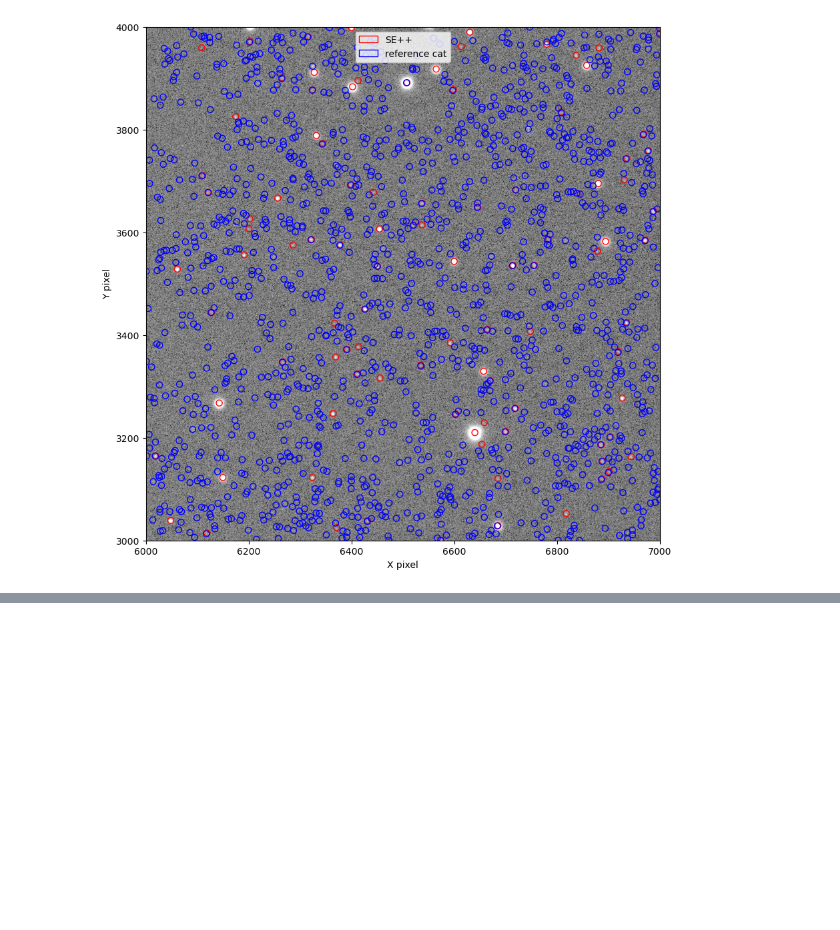
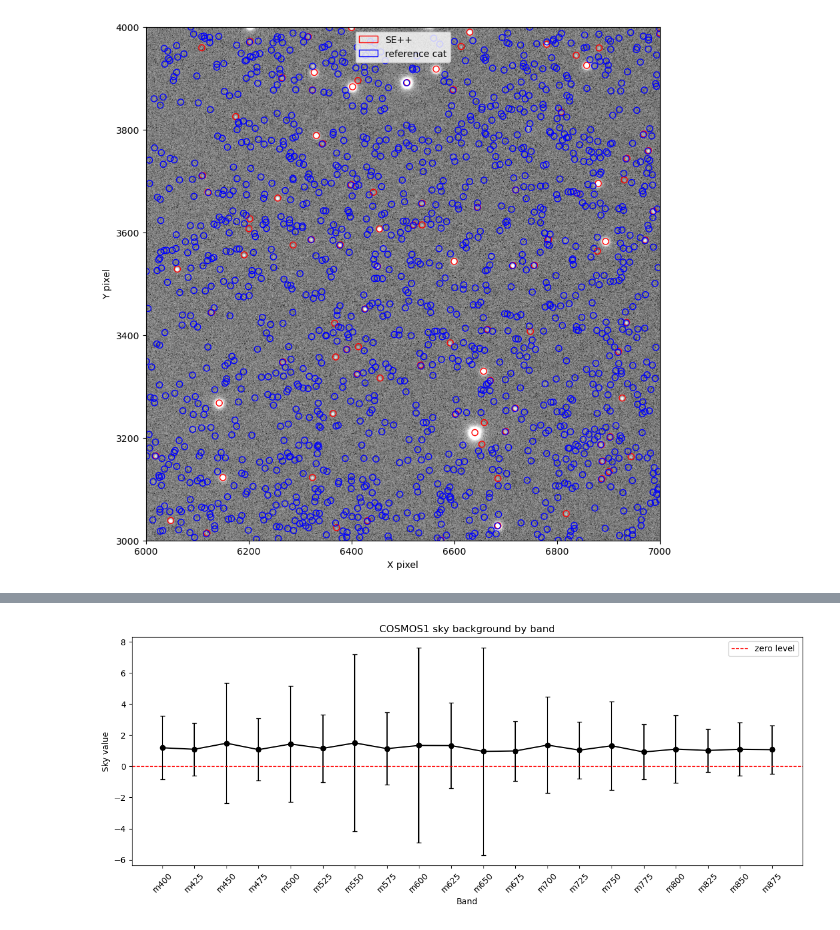
Before and after one commit to gxjudie/7DTonCOSMOS_photoz_validation, a Jupyter notebook: Notebooks/0_preReaserch.ipynb, the cells around one changed output, grey strips where cells are left out. Cells and saved outputs as stored; diff of their text form; code cells hidden in the pictures; blank space fills up the shorter version.

Commit message:
SEpp option modified, made informative plots

```diff
--- a/Notebooks/0_preReaserch.ipynb
+++ b/Notebooks/0_preReaserch.ipynb
@@ -587,0 +591,71 @@ WARNING: FITSFixedWarning: 'datfix' made the change 'Invalid parameter values: M
+# %%
+sky_results = []
+
+# Sampling every 10th pixel keeps this diagnostic lightweight while
+# retaining enough pixels to estimate the large-scale sky level.
+for band in bands_7DT:
+    image_path = get_image_path(COSMOS, band)
+    weight_path = get_image_path(COSMOS, band, weight=True)
+    if image_path is None or weight_path is None:
+        continue
+
+    with fits.open(image_path, memmap=True) as image_hdul, fits.open(weight_path, memmap=True) as weight_hdul:
+        image = image_hdul[0].data
+        weight = weight_hdul[0].data
+
+        image_sample = np.asarray(image[::10, ::10], dtype=float)
+        weight_sample = np.asarray(weight[::10, ::10], dtype=float)
+
+    valid = (
+        np.isfinite(image_sample)
+        & np.isfinite(weight_sample)
+        & (weight_sample > 0)
+    )
+    sky_pixels = image_sample[valid]
+
+    sky_mean, sky_median, sky_std = sigma_clipped_stats(
+        sky_pixels, sigma=3.0, maxiters=5
+    )
+    p01, p99 = np.percentile(sky_pixels, [1, 99])
+
+    sky_results.append({
+        'band': band,
+        'n_valid': sky_pixels.size,
+        'median': float(sky_median),
+        'mean': float(sky_mean),
+        'std': float(sky_std),
+        'p01': float(p01),
+        'p99': float(p99),
+    })
+
+print(f"{'band':<6} {'N':>10} {'median':>12} {'mean':>12} {'std':>12} {'p01':>12} {'p99':>12}")
+print('-' * 78)
+for result in sky_results:
+    print(
+        f"{result['band']:<6} {result['n_valid']:>10,d} "
+        f"{result['median']:>12.5g} {result['mean']:>12.5g} "
+        f"{result['std']:>12.5g} {result['p01']:>12.5g} {result['p99']:>12.5g}"
+    )
+
+bands_with_sky = [result['band'] for result in sky_results]
+sky_medians = np.array([result['median'] for result in sky_results])
+sky_stds = np.array([result['std'] for result in sky_results])
+
+fig, ax = plt.subplots(figsize=(12, 5))
+ax.errorbar(
+    bands_with_sky,
+    sky_medians,
+    yerr=sky_stds,
+    fmt='o-',
+    capsize=3,
+    color='black',
+)
+ax.axhline(0, color='red', linestyle='--', linewidth=1, label='zero level')
+ax.set_xlabel('Band')
+ax.set_ylabel('Sky value')
+ax.set_title(f'COSMOS{COSMOS} sky background by band')
+ax.legend()
+plt.xticks(rotation=45)
+plt.tight_layout()
+plt.show()
+# %% [output]
@@ -587,0 +679 @@ WARNING: FITSFixedWarning: 'datfix' made the change 'Invalid parameter values: M
+[figure, added]
```
Also changed, not shown: parts of 2 cells of this notebook, 23 other files.
